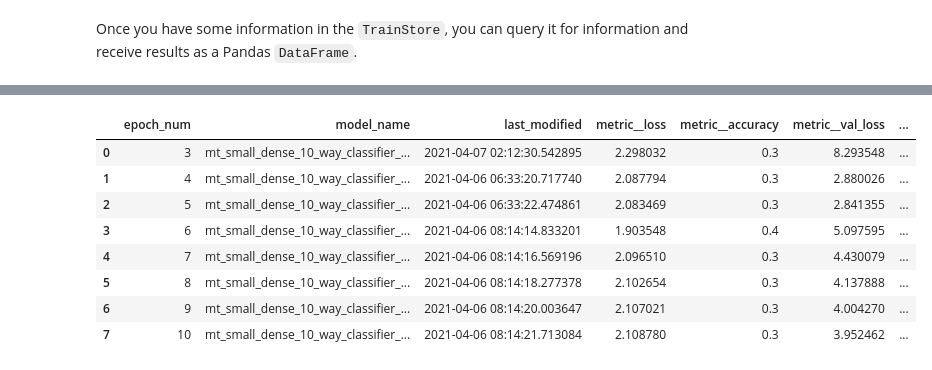
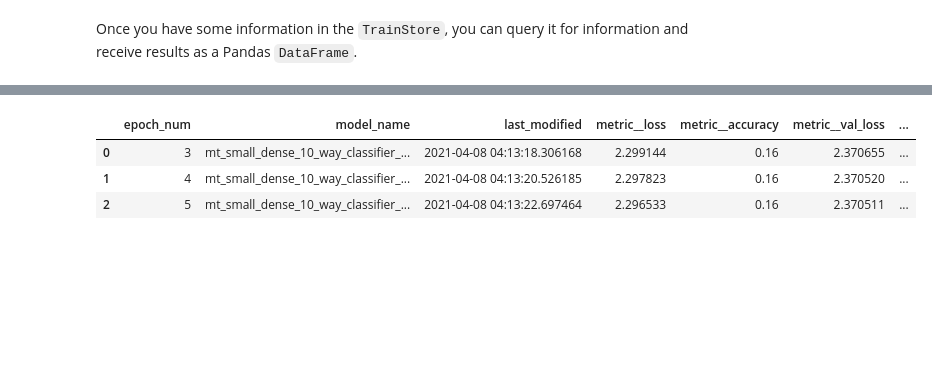
Before and after one commit to scalarstop/scalarstop, a Jupyter notebook: notebooks/tutorial.ipynb, the cells around one changed output, grey strips where cells are left out. Drawn from its saved outputs; the diff is of its cells as text; code cells hidden in the pictures; blank space fills up the shorter version.

```diff
--- a/notebooks/tutorial.ipynb
+++ b/notebooks/tutorial.ipynb
@@ -78,12 +78,22 @@ class fashion_mnist_v1(sp.DataBlob):
         num_training_samples: int
 
     def __init__(self, hyperparams):
+        """
+        You only need to override __init__ if you want to validate
+        your hyperparameters or add arguments that are not hyperparameters.
+
+        One example of a non-hyperparameter argument would be a
+        database connection URL.
+        """
         if hyperparams["num_training_samples"] > 50_000:
             raise ValueError("num_training_samples should be <= 50_000")
         super().__init__(hyperparams=hyperparams)
-        (self._train_images, self._train_labels), (self._test_images, self._test_labels) = tf.keras.datasets.fashion_mnist.load_data()
+        (self._train_images, self._train_labels), \
+            (self._test_images, self._test_labels) = \
+            tf.keras.datasets.fashion_mnist.load_data()
 
     def set_training(self) -> tf.data.Dataset:
+        """The training set."""
         samples = tf.data.Dataset.from_tensor_slices(
             self._train_images[:self.hyperparams.num_training_samples]
         )
@@ -93,6 +103,17 @@ class fashion_mnist_v1(sp.DataBlob):
         return tf.data.Dataset.zip((samples, labels))
 
     def set_validation(self) -> tf.data.Dataset:
+        """
+        The validation set.
+
+        In this example, the validation set does not change with the
+        hyperparameters. This allows us to compare results with
+        different training sets to the same validation set.
+
+        However, if your hyperparameters specify how to engineer
+        features, then you might wnat the validation set and
+        training set to rely on the same hyperparameters.
+        """
         samples = tf.data.Dataset.from_tensor_slices(
             self._train_images[50_000:]
         )
@@ -102,11 +123,12 @@ class fashion_mnist_v1(sp.DataBlob):
         return tf.data.Dataset.zip((samples, labels))
 
     def set_test(self) -> tf.data.Dataset:
+        """The test set. Used to evaluate models but not train them."""
         samples_tf = tf.data.Dataset.from_tensor_slices(
-            self._test_images[50_000:]
+            self._test_images
         )
         labels_tf = tf.data.Dataset.from_tensor_slices(
-            self._test_labels[50_000:]
+            self._test_labels
         )
         return tf.data.Dataset.zip((samples, labels))
 # %% [markdown]
@@ -155,15 +178,18 @@ class small_dense_10_way_classifier_v1(sp.ModelTemplate):
         model = tf.keras.Sequential(
             layers=[
                 tf.keras.layers.Flatten(input_shape=(28, 28)),
-                tf.keras.layers.Dense(self.hyperparams.hidden_units, activation='relu'),
-                tf.keras.layers.Dense(10)
+                tf.keras.layers.Dense(
+                    units=self.hyperparams.hidden_units,
+                    activation="relu",
+                ),
+                tf.keras.layers.Dense(units=10)
             ],
             name=self.name,
         )
         model.compile(
             optimizer=self.hyperparams.optimizer,
             loss=tf.keras.losses.SparseCategoricalCrossentropy(from_logits=True),
-            metrics=['accuracy'],
+            metrics=["accuracy"],
         )
         return model
 # %% [markdown]
@@ -184,7 +211,10 @@ Make sure to batch your `DataBlob` before using it.
 # %%
 datablob = datablob2.batch(2)
 
-model = sp.KerasModel.from_model_template(datablob=datablob, model_template=model_template)
+model = sp.KerasModel.from_model_template(
+    datablob=datablob,
+    model_template=model_template,
+)
 # %% [markdown]
 Once again, the `Model` has a unique name. But this time it is just a concatenation of the `DataBlob` and `ModelTemplate` names.
 # %%
@@ -314,15 +338,10 @@ train_store.list_models()
 # %%
-train_store.list_model_epochs()
+train_store.list_model_epochs(model_name=model.name)
 # %% [output]
 |  | epoch_num | model_name | last_modified | metric__loss | metric__accuracy | metric__val_loss | ... |
-| 0 | 3 | mt_small_dense_10_way_classifier_... | 2021-04-07 02:12:30.542895 | 2.298032 | 0.3 | 8.293548 | ... |
-| 1 | 4 | mt_small_dense_10_way_classifier_... | 2021-04-06 06:33:20.717740 | 2.087794 | 0.3 | 2.880026 | ... |
-| 2 | 5 | mt_small_dense_10_way_classifier_... | 2021-04-06 06:33:22.474861 | 2.083469 | 0.3 | 2.841355 | ... |
-| 3 | 6 | mt_small_dense_10_way_classifier_... | 2021-04-06 08:14:14.833201 | 1.903548 | 0.4 | 5.097595 | ... |
-| 4 | 7 | mt_small_dense_10_way_classifier_... | 2021-04-06 08:14:16.569196 | 2.096510 | 0.3 | 4.430079 | ... |
-| 5 | 8 | mt_small_dense_10_way_classifier_... | 2021-04-06 08:14:18.277378 | 2.102654 | 0.3 | 4.137888 | ... |
-| 6 | 9 | mt_small_dense_10_way_classifier_... | 2021-04-06 08:14:20.003647 | 2.107021 | 0.3 | 4.004270 | ... |
-| 7 | 10 | mt_small_dense_10_way_classifier_... | 2021-04-06 08:14:21.713084 | 2.108780 | 0.3 | 3.952462 | ... |
+| 0 | 3 | mt_small_dense_10_way_classifier_... | 2021-04-08 04:13:18.306168 | 2.299144 | 0.16 | 2.370655 | ... |
+| 1 | 4 | mt_small_dense_10_way_classifier_... | 2021-04-08 04:13:20.526185 | 2.297823 | 0.16 | 2.370520 | ... |
+| 2 | 5 | mt_small_dense_10_way_classifier_... | 2021-04-08 04:13:22.697464 | 2.296533 | 0.16 | 2.370511 | ... |
 # %%
 model_template = small_dense_10_way_classifier_v1(hyperparams=dict(hidden_units=5))
 # %%
```
Also changed, not shown: parts of 14 cells of this notebook.
